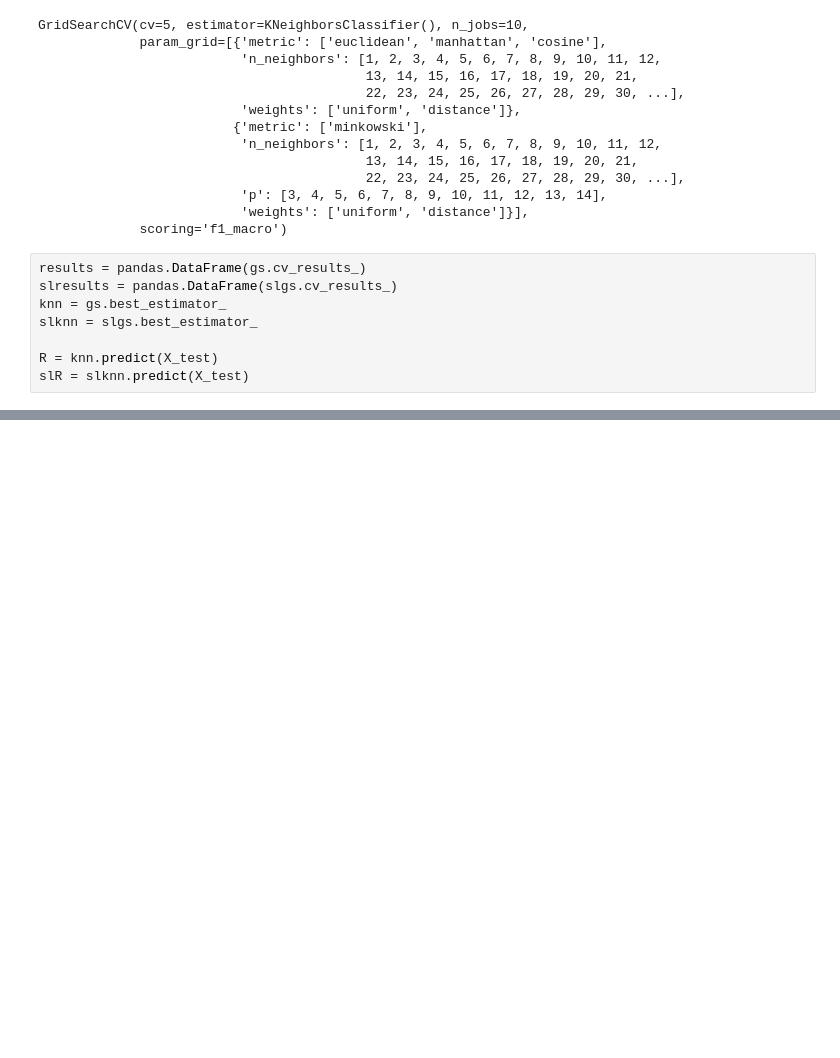
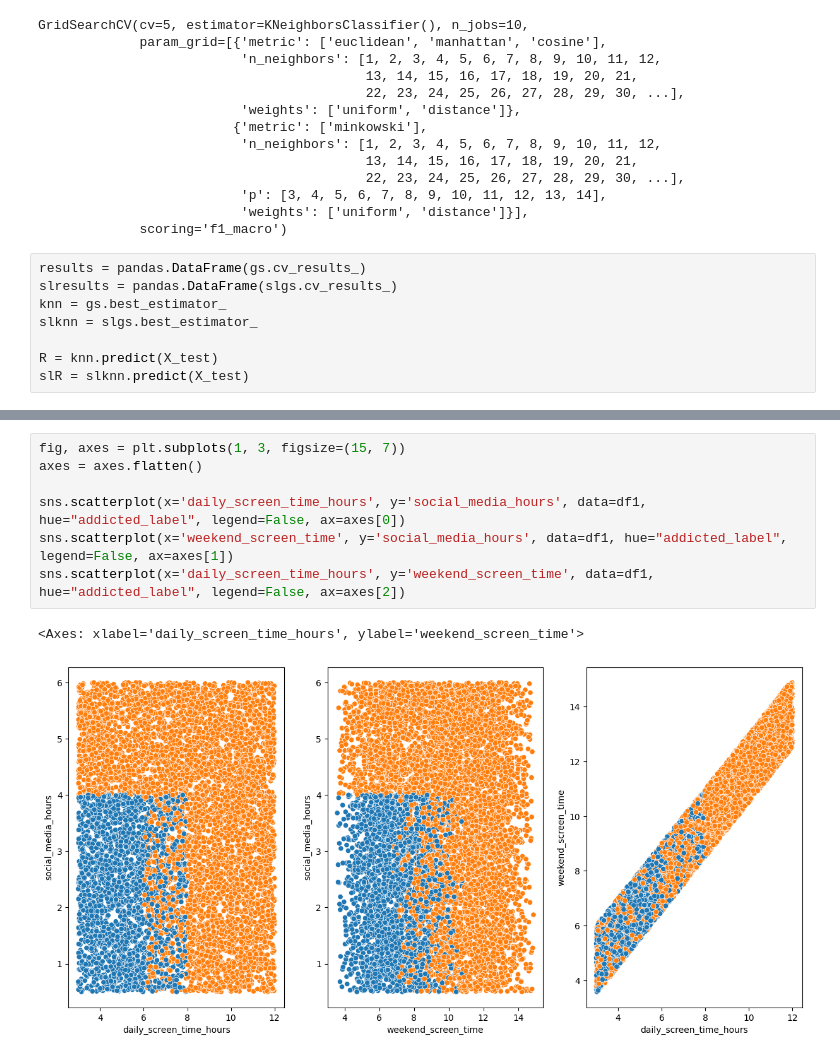
Before and after one commit to Staniskhan/ML_course, a Jupyter notebook: hw03/hw03.ipynb, the cells around one changed output, grey strips where cells are left out. Drawn from its saved outputs; the diff is of its cells as text; blank space fills up the shorter version.

```diff
--- a/hw03/hw03.ipynb
+++ b/hw03/hw03.ipynb
@@ -580,0 +548,10 @@ results[(results['param_metric'] == 'cosine') & (results['param_weights'] == 'un
+# %%
+fig, axes = plt.subplots(1, 3, figsize=(15, 7))
+axes = axes.flatten()
+
+sns.scatterplot(x='daily_screen_time_hours', y='social_media_hours', data=df1, hue="addicted_label", legend=False, ax=axes[0])
+sns.scatterplot(x='weekend_screen_time', y='social_media_hours', data=df1, hue="addicted_label", legend=False, ax=axes[1])
+sns.scatterplot(x='daily_screen_time_hours', y='weekend_screen_time', data=df1, hue="addicted_label", legend=False, ax=axes[2])
+# %% [output]
+<Axes: xlabel='daily_screen_time_hours', ylabel='weekend_screen_time'>
+[figure, added]
```
Also changed, not shown: parts of 22 cells of this notebook.
